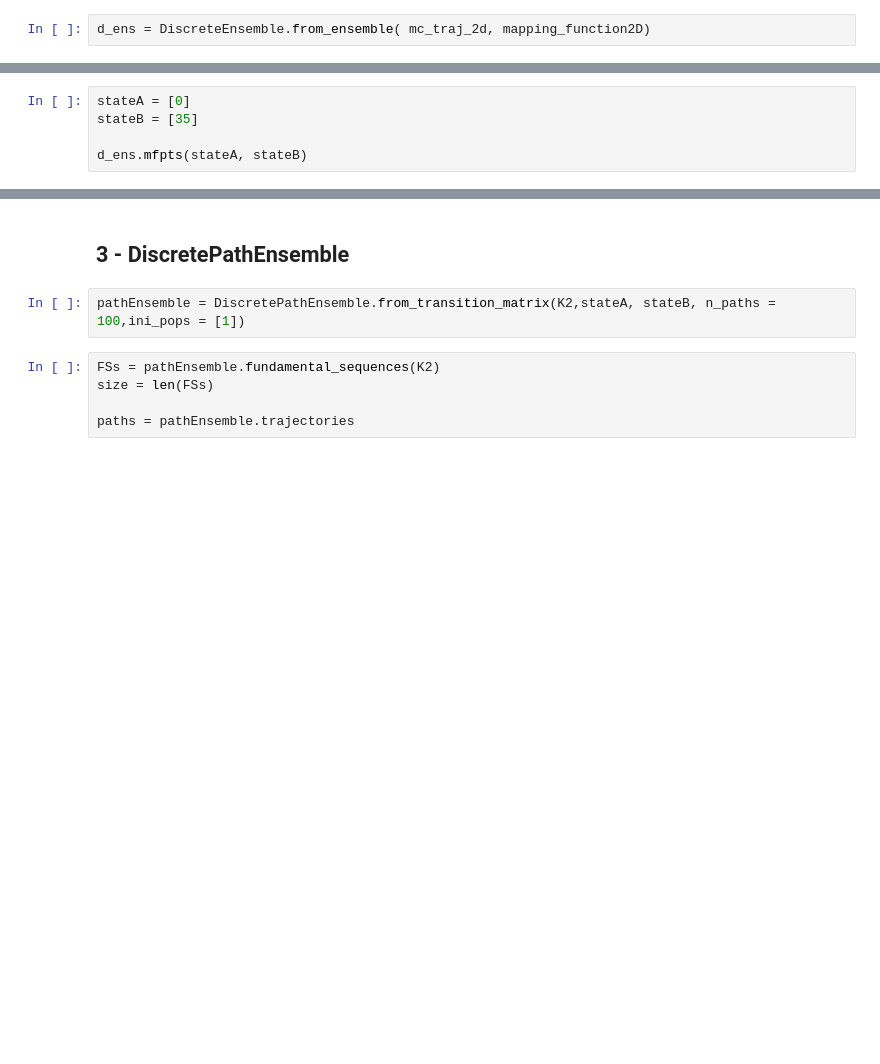
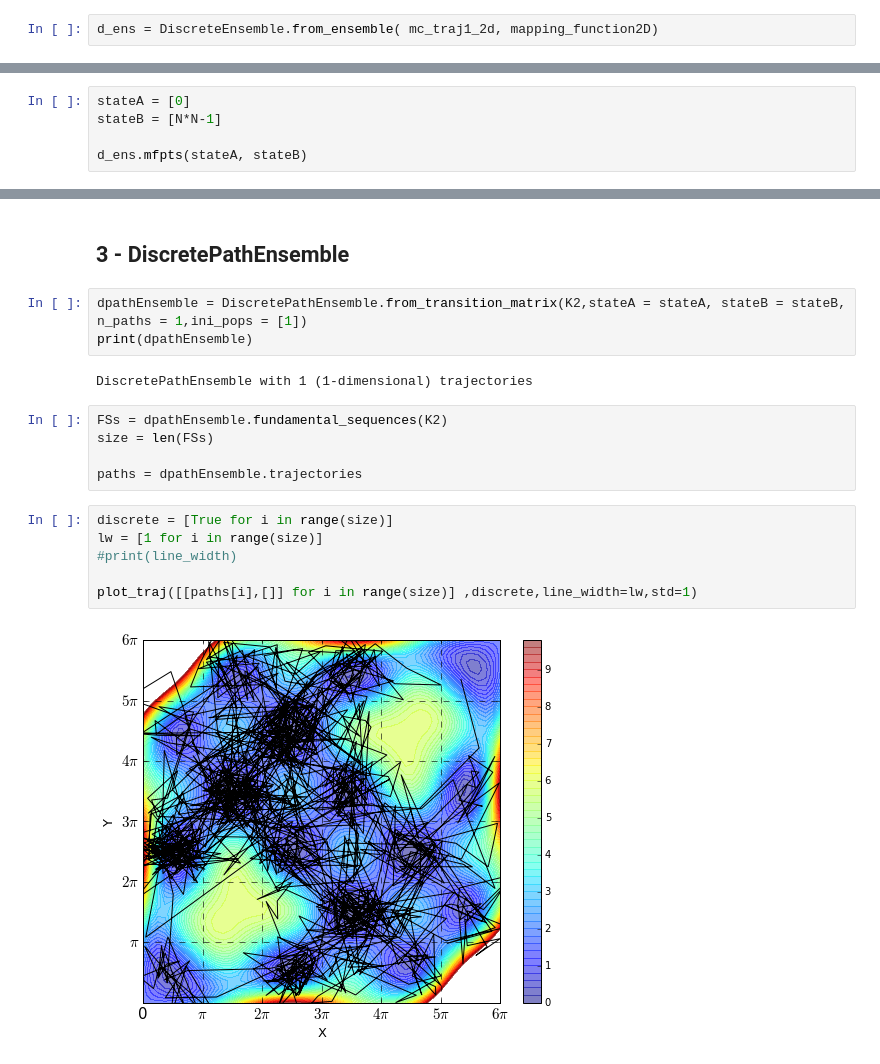
Before and after one commit to ZuckermanLab/NMpathAnalysis, a Jupyter notebook: nm_path_analysis_testing.ipynb, the cells around one changed output, grey strips where cells are left out. Saved outputs shown, nothing was run; the diff lists cells and outputs as text; blank space fills up the shorter version.

```diff
--- a/nm_path_analysis_testing.ipynb
+++ b/nm_path_analysis_testing.ipynb
@@ -182,7 +228,7 @@ WARNING: No B->A events observed
 
 We can generate a discrete trajectory from the same mapping function and we should obtain exaclty the same result:
 # %%
-d_ens = DiscreteEnsemble.from_ensemble( mc_traj_2d, mapping_function2D)
+d_ens = DiscreteEnsemble.from_ensemble( mc_traj1_2d, mapping_function2D)
 # %%
 C2 = d_ens._count_matrix(n_states)
 print(C2)
@@ -211,7 +258,7 @@ print(K2)
 The states are now considered sets, defining the states as follow we should obtain the same results
 # %%
 stateA = [0]
-stateB = [35]
+stateB = [N*N-1]
 
 d_ens.mfpts(stateA, stateB)
 # %% [output]
@@ -233,9 +280,20 @@ d_ens2.mfpts(stateA,stateB)
 # %% [markdown]
 ## 3 - DiscretePathEnsemble
 # %%
-pathEnsemble = DiscretePathEnsemble.from_transition_matrix(K2,stateA, stateB, n_paths = 100,ini_pops = [1])
+dpathEnsemble = DiscretePathEnsemble.from_transition_matrix(K2,stateA = stateA, stateB = stateB, n_paths = 1,ini_pops = [1])
+print(dpathEnsemble)
+# %% [output]
+DiscretePathEnsemble with 1 (1-dimensional) trajectories
 # %%
-FSs = pathEnsemble.fundamental_sequences(K2)
+FSs = dpathEnsemble.fundamental_sequences(K2)
 size = len(FSs)
 
-paths = pathEnsemble.trajectories
+paths = dpathEnsemble.trajectories
+# %%
+discrete = [True for i in range(size)]
+lw = [1 for i in range(size)]
+#print(line_width)
+
+plot_traj([[paths[i],[]] for i in range(size)] ,discrete,line_width=lw,std=1)
+# %% [output]
+[figure, added]
```
Also changed, not shown: parts of 33 cells of this notebook, 3 other files.
